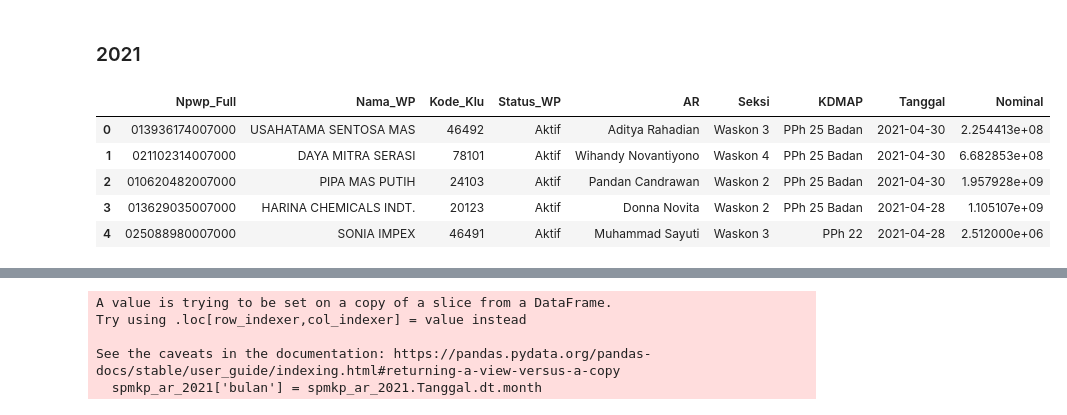
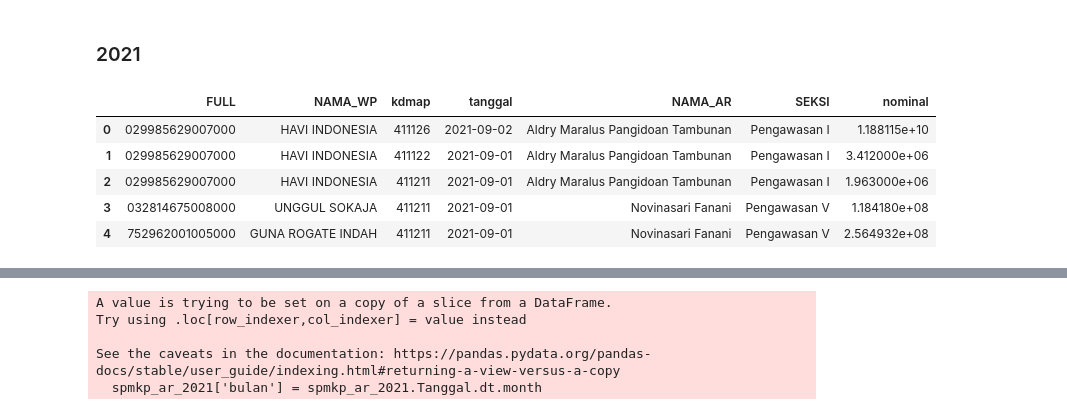
Before and after one commit to Gengsu07/MPNInfo_Notebook, a Jupyter notebook: SPMKP.ipynb, the cells around one changed output, grey strips where cells are left out. Drawn from its saved outputs; the diff is of its cells as text; code cells hidden in the pictures.

```diff
--- a/SPMKP.ipynb
+++ b/SPMKP.ipynb
@@ -43,8 +44,8 @@ spmkp.head()
 # %% [markdown]
 ### ADD, DROP, URUTKAN
 # %%
-spmkp['npwpfull']= spmkp.npwp + spmkp.kpp + spmkp.cabang
+spmkp['NPWP_FULL']= spmkp.npwp + spmkp.kpp + spmkp.cabang
 spmkp = spmkp.drop(['id','admin','npwp','kpp','cabang','bulan','tahun'], axis=1)
-spmkp = spmkp[['npwpfull','tanggal','kdmap','nominal']]
+spmkp = spmkp[['NPWP_FULL','tanggal','kdmap','nominal']]
 spmkp.head()
 # %% [output]
@@ -65,6 +66,6 @@ dtype: object
 # %% [markdown]
 # MERGE +MFWP
 # %%
-spmkp_ar = pd.merge(left=spmkp, right=mfwp,left_on='npwpfull', right_on='NPWP FULL',how='left')
+spmkp_ar = pd.merge(left=spmkp, right=mfwp,left_on='NPWP_FULL', right_on='FULL',how='left')
 spmkp_ar.head()
 # %% [output]
@@ -89,9 +90,2 @@ spmkp_ar.head()
 # %% [markdown]
 # REDUCE DATA
-# %%
-spmkp_ar = spmkp_ar.drop(['NPWP FULL','NPWP9','NIP','kdmap','KD MAP'], axis=1)
-spmkp_ar = spmkp_ar[['npwpfull','Nama WP','Kode KLU','Status WP','Nama','Seksi','KODE MAP','tanggal','nominal']]
-spmkp_ar = spmkp_ar.rename(columns={
-   'npwpfull':'Npwp_Full','Nama WP':'Nama_WP','Kode KLU':'Kode_Klu','Status WP':'Status_WP','Tgl.Daftar':'Tgl_Daftar','Nama':'AR','KODE MAP':'KDMAP','tanggal':'Tanggal','nominal':'Nominal'
-})
-spmkp_ar.head()
@@ -104,0 +92,4 @@ spmkp_ar.head()
+# %%
+spmkp_ar = spmkp_ar.drop(['NPWP_FULL'], axis=1)
+spmkp_ar = spmkp_ar[['FULL','NAMA_WP','kdmap','tanggal','NAMA_AR','SEKSI','nominal']]
+spmkp_ar.head()
@@ -107,12 +105,12 @@ spmkp_ar.head()
 # %% [markdown]
 ### 2021
 # %%
-spmkp_ar_2021 = spmkp_ar.loc[(spmkp_ar['Tanggal']) >'2020-12-31']
+spmkp_ar_2021 = spmkp_ar.loc[(spmkp_ar['tanggal']) >'2021-05-31']
 spmkp_ar_2021.head()
 # %% [output]
-|  | Npwp_Full | Nama_WP | Kode_Klu | Status_WP | AR | Seksi | KDMAP | Tanggal | Nominal |
-| 0 | 013936174007000 | USAHATAMA SENTOSA MAS | 46492 | Aktif | Aditya Rahadian | Waskon 3 | PPh 25 Badan | 2021-04-30 | 2.254413e+08 |
-| 1 | 021102314007000 | DAYA MITRA SERASI | 78101 | Aktif | Wihandy Novantiyono | Waskon 4 | PPh 25 Badan | 2021-04-30 | 6.682853e+08 |
-| 2 | 010620482007000 | PIPA MAS PUTIH | 24103 | Aktif | Pandan Candrawan | Waskon 2 | PPh 25 Badan | 2021-04-30 | 1.957928e+09 |
-| 3 | 013629035007000 | HARINA CHEMICALS INDT. | 20123 | Aktif | Donna Novita | Waskon 2 | PPh 25 Badan | 2021-04-28 | 1.105107e+09 |
-| 4 | 025088980007000 | SONIA IMPEX | 46491 | Aktif | Muhammad Sayuti | Waskon 3 | PPh 22 | 2021-04-28 | 2.512000e+06 |
+|  | FULL | NAMA_WP | kdmap | tanggal | NAMA_AR | SEKSI | nominal |
+| 0 | 029985629007000 | HAVI INDONESIA | 411126 | 2021-09-02 | Aldry Maralus Pangidoan Tambunan | Pengawasan I | 1.188115e+10 |
+| 1 | 029985629007000 | HAVI INDONESIA | 411122 | 2021-09-01 | Aldry Maralus Pangidoan Tambunan | Pengawasan I | 3.412000e+06 |
+| 2 | 029985629007000 | HAVI INDONESIA | 411211 | 2021-09-01 | Aldry Maralus Pangidoan Tambunan | Pengawasan I | 1.963000e+06 |
+| 3 | 032814675008000 | UNGGUL SOKAJA | 411211 | 2021-09-01 | Novinasari Fanani | Pengawasan V | 1.184180e+08 |
+| 4 | 752962001005000 | GUNA ROGATE INDAH | 411211 | 2021-09-01 | Novinasari Fanani | Pengawasan V | 2.564932e+08 |
```
Also changed, not shown: parts of 11 cells of this notebook, 15 other files.
